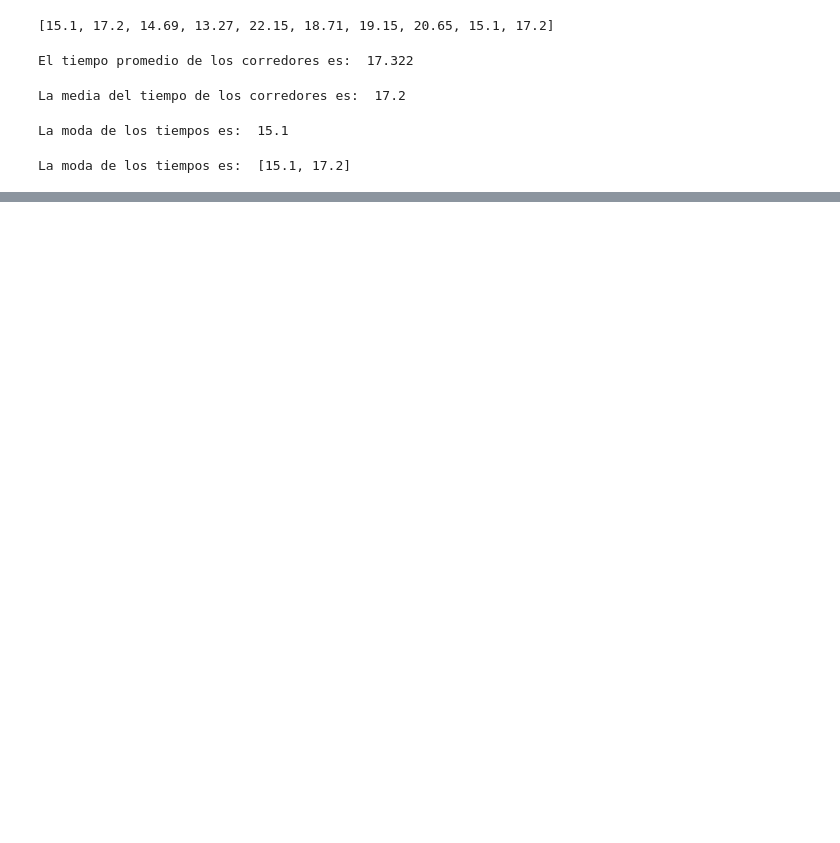
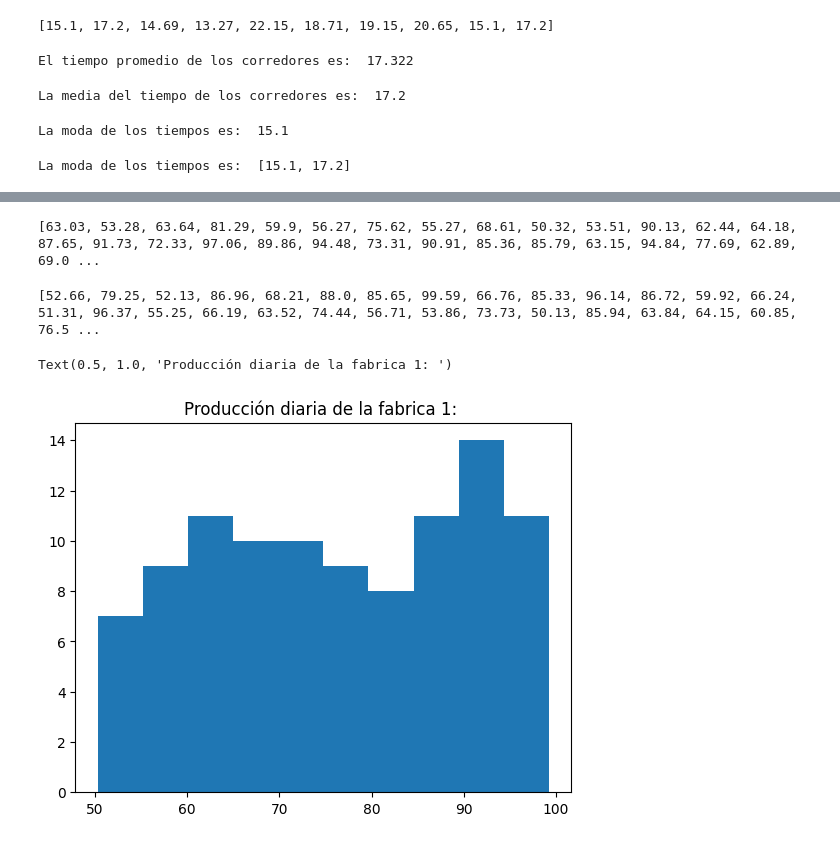
Before and after one commit to EmanuelMmmmmm/Probabilidad, a Jupyter notebook: Unidad 1/ProbyE_U1_p1.ipynb, the cells around one changed output, grey strips where cells are left out. Saved outputs shown, nothing was run; the diff lists cells and outputs as text; code cells hidden in the pictures; blank space fills up the shorter version.

```diff
--- a/Unidad 1/ProbyE_U1_p1.ipynb
+++ b/Unidad 1/ProbyE_U1_p1.ipynb
@@ -61,0 +92,16 @@ La moda de los tiempos es:  [15.1, 17.2]
+# %%
+fabrica1= []
+for i in range (100):
+    numero_aleatorio = round ( random.uniform(50,100), 2)
+    fabrica1.append(numero_aleatorio)
+print (fabrica1)
+# %% [output]
+[63.03, 53.28, 63.64, 81.29, 59.9, 56.27, 75.62, 55.27, 68.61, 50.32, 53.51, 90.13, 62.44, 64.18, 87.65, 91.73, 72.33, 97.06, 89.86, 94.48, 73.31, 90.91, 85.36, 85.79, 63.15, 94.84, 77.69, 62.89, 69.0 ...
+# %%
+fabrica2= []
+for i in range (100):
+    numero_aleatorio2 = round ( random.uniform(50,100), 2)
+    fabrica2.append(numero_aleatorio2)
+print (fabrica2)
+# %% [output]
+[52.66, 79.25, 52.13, 86.96, 68.21, 88.0, 85.65, 99.59, 66.76, 85.33, 96.14, 86.72, 59.92, 66.24, 51.31, 96.37, 55.25, 66.19, 63.52, 74.44, 56.71, 53.86, 73.73, 50.13, 85.94, 63.84, 64.15, 60.85, 76.5 ...
@@ -61,0 +111,6 @@ La moda de los tiempos es:  [15.1, 17.2]
+# %%
+plt.hist(fabrica1)
+plt.title("Producción diaria de la fabrica 1: ")
+# %% [output]
+Text(0.5, 1.0, 'Producción diaria de la fabrica 1: ')
+[figure, added]
```
Also changed, not shown: parts of 19 cells of this notebook.
